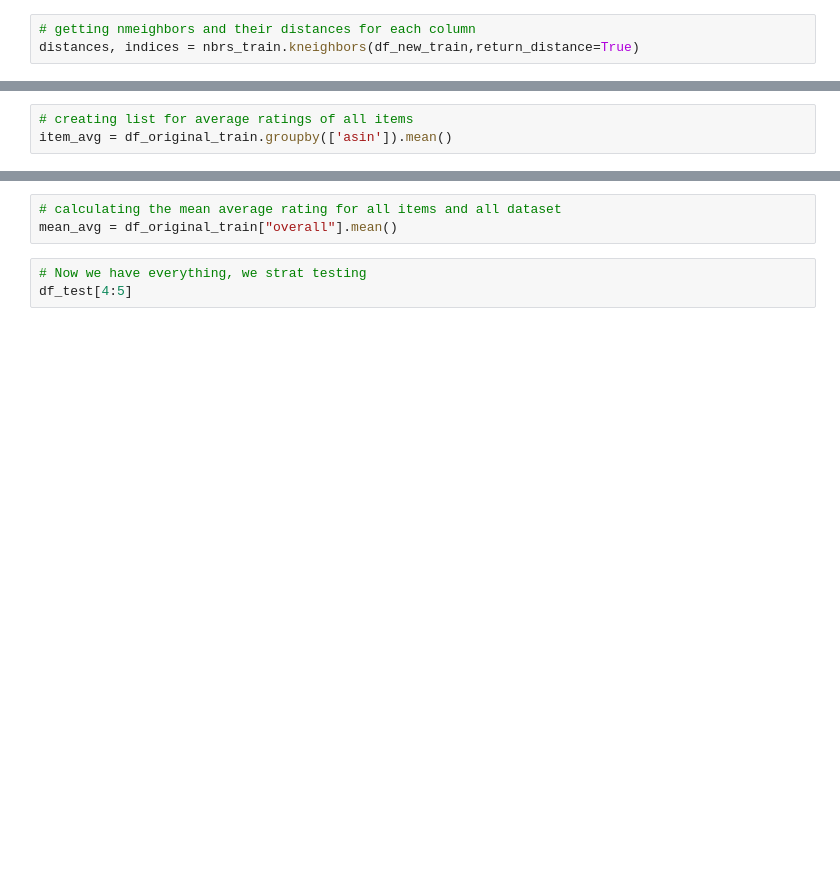
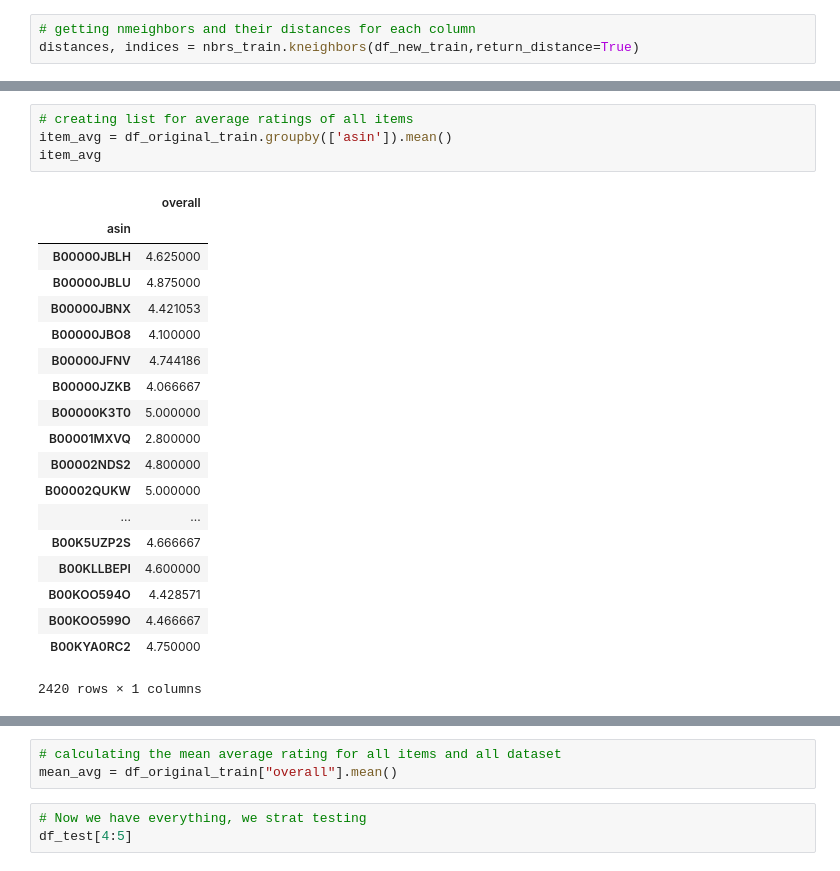
Before and after one commit to patiljeevanr/Amazon-Recommendation, a Jupyter notebook: New_Recommender.ipynb, the cells around one changed output, grey strips where cells are left out. Cells and saved outputs as stored; diff of their text form; blank space fills up the shorter version.

```diff
--- a/New_Recommender.ipynb
+++ b/New_Recommender.ipynb
@@ -114,6 +114,27 @@ df_train
 # %%
 # creating list for average ratings of all items
 item_avg = df_original_train.groupby(['asin']).mean()
+item_avg
+# %% [output]
+|  | overall |
+| asin |  |
+| B00000JBLH | 4.625000 |
+| B00000JBLU | 4.875000 |
+| B00000JBNX | 4.421053 |
+| B00000JBO8 | 4.100000 |
+| B00000JFNV | 4.744186 |
+| B00000JZKB | 4.066667 |
+| B00000K3T0 | 5.000000 |
+| B00001MXVQ | 2.800000 |
+| B00002NDS2 | 4.800000 |
+| B00002QUKW | 5.000000 |
+| ... | ... |
+| B00K5UZP2S | 4.666667 |
+| B00KLLBEPI | 4.600000 |
+| B00KOO594O | 4.428571 |
+| B00KOO599O | 4.466667 |
+| B00KYA0RC2 | 4.750000 |
+2420 rows × 1 columns
 # %%
 # creating list for average ratings for all users
 user_avg = df_original_train.groupby(['reviewerID']).mean()
```
Also changed, not shown: parts of 36 cells of this notebook, 1 other file.
